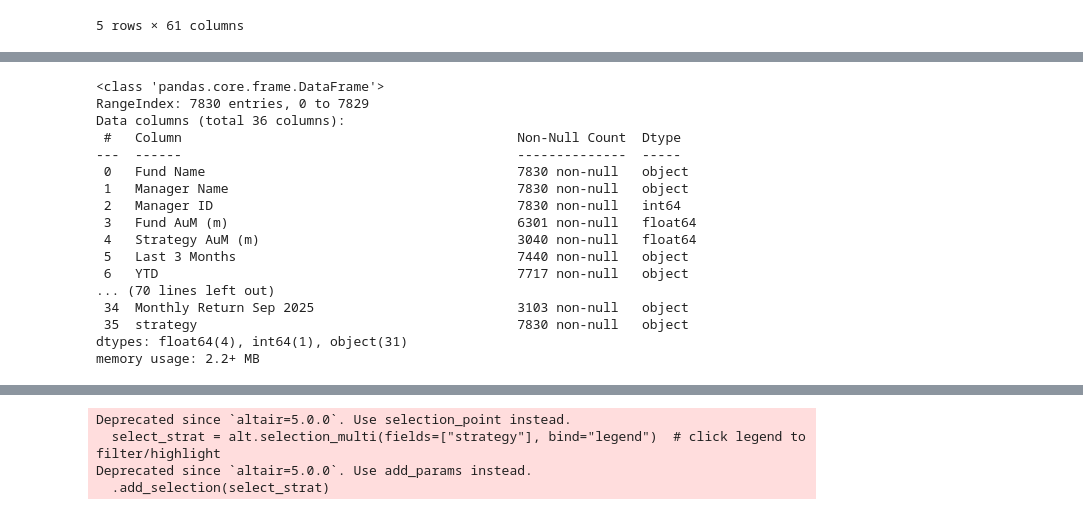
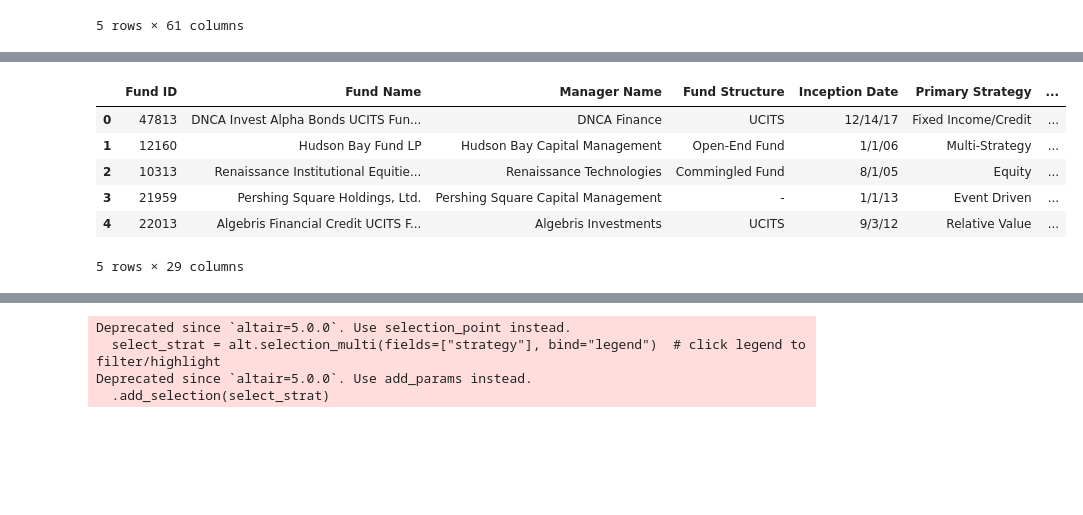
Before and after one commit to ThiagoFasolo/DS4200-Project, a Jupyter notebook: DS4200 Project Code.ipynb, the cells around one changed output, grey strips where cells are left out. Saved outputs shown, nothing was run; the diff lists cells and outputs as text; code cells hidden in the pictures; blank space fills up the shorter version.

Commit message:
Cleaned Data & CSV
The data has been cleaned from 7000 to ~2900 Funds. Saved it as a CSV

```diff
--- a/DS4200 Project Code.ipynb
+++ b/DS4200 Project Code.ipynb
@@ -30,3 +30,15 @@ profiles.head()
 | 3 | 21959 | Pershing Square Holdings, Ltd. | 19194.2 | 9/1/25 | 19194.2 | 9/1/25 | ... |
 | 4 | 22013 | Algebris Financial Credit UCITS F... | 18732.0 | 9/1/25 | 18732.0 | 9/1/25 | ... |
 5 rows × 61 columns
+# %%
+# 1) Columns to keep (paste exactly as in your DataFrame)
+returns_cols = [
+    'Fund ID','YTD','Annualized Returns (Since Inception)', 'Fund AuM (m)','Sharpe Ratio (Since Inception)','Sortino Ratio','Maximum Drawdown',
+    'Annualized Standard Deviation (Since Inception)','Monthly Return Sep 2024','Monthly Return Oct 2024','Monthly Return Nov 2024',
+    'Monthly Return Dec 2024','Monthly Return Jan 2025','Monthly Return Feb 2025','Monthly Return Mar 2025','Monthly Return May 2025',
+    'Monthly Return Jun 2025', 'Monthly Return Jul 2025','Monthly Return Aug 2025','Monthly Return Sep 2025','Total Return'
+]
+# Align with actual columns present (avoids KeyError if any missing)
+returns_keep_cols = [c for c in returns_cols if c in returns.columns]
+returns_clean= returns[returns_keep_cols].copy()
+returns_clean.info()
@@ -32,0 +63,10 @@ profiles.head()
+# %%
+# 1) Columns to keep (paste exactly as in your DataFrame)
+profile_cols = [
+    'Fund ID','Fund Name', 'Manager Name','Fund Aum (m)', 'Fund Structure',
+    'Inception Date', 'Primary Strategy', 'Secondary Strategy', 'City', 'Country']
+
+# Align with actual columns present (avoids KeyError if any missing)
+profile_keep_cols = [c for c in profile_cols if c in profiles.columns]
+profiles_clean= profiles[profile_keep_cols].copy()
+profiles_clean.info()
@@ -33,43 +90,11 @@ profiles.head()
 # %%
-df = pd.merge(returns, profiles, on="Fund ID", how="inner")
+df = pd.merge(profiles_clean, returns_clean,on="Fund ID", how="inner")
 df.head()
+# %% [output]
+|  | Fund ID | Fund Name | Manager Name | Fund Structure | Inception Date | Primary Strategy | ... |
+| 0 | 47813 | DNCA Invest Alpha Bonds UCITS Fun... | DNCA Finance | UCITS | 12/14/17 | Fixed Income/Credit | ... |
+| 1 | 12160 | Hudson Bay Fund LP | Hudson Bay Capital Management | Open-End Fund | 1/1/06 | Multi-Strategy | ... |
+| 2 | 10313 | Renaissance Institutional Equitie... | Renaissance Technologies | Commingled Fund | 8/1/05 | Equity | ... |
+| 3 | 21959 | Pershing Square Holdings, Ltd. | Pershing Square Capital Management | - | 1/1/13 | Event Driven | ... |
+| 4 | 22013 | Algebris Financial Credit UCITS F... | Algebris Investments | UCITS | 9/3/12 | Relative Value | ... |
+5 rows × 29 columns
-# %%
-# 1) Columns to keep (paste exactly as in your DataFrame)
-keep_cols = [
-    'Fund Name','Manager Name','Manager ID','Fund AuM (m)',
-    'Strategy AuM (m)','Last 3 Months',
-    'YTD','Annualized Returns (Since Inception)','2024 Return','2023 Return','2022 Return',
-    'Total Return','Positive Months','First Month Reporting Date','3 Year Returns','5 Year Returns',
-    'Sharpe Ratio (Since Inception)','Sortino Ratio','Annualized Standard Deviation (Since Inception)',
-    'Annualized Upside Deviation (Since Inception)','Annualized Downside Deviation (Since Inception)',
-    'Maximum Drawdown','Monthly Return Sep 2024','Monthly Return Oct 2024','Monthly Return Nov 2024',
-    'Monthly Return Dec 2024','Monthly Return Jan 2025','Monthly Return Feb 2025',
-    'Monthly Return Mar 2025','Monthly Return Apr 2025','Monthly Return May 2025',
-    'Monthly Return Jun 2025','Monthly Return Jul 2025','Monthly Return Aug 2025',
-    'Monthly Return Sep 2025', 'strategy'
-]
-
-# Align with actual columns present (avoids KeyError if any missing)
-present_keep_cols = [c for c in keep_cols if c in df.columns]
-df = df[present_keep_cols].copy()
-df.info()
-df.dropna()
-df.info()
-# %% [output]
-<class 'pandas.core.frame.DataFrame'>
-RangeIndex: 7830 entries, 0 to 7829
-Data columns (total 36 columns):
- #   Column                                           Non-Null Count  Dtype
----  ------                                           --------------  -----
- 0   Fund Name                                        7830 non-null   object
- 1   Manager Name                                     7830 non-null   object
- 2   Manager ID                                       7830 non-null   int64
- 3   Fund AuM (m)                                     6301 non-null   float64
- 4   Strategy AuM (m)                                 3040 non-null   float64
- 5   Last 3 Months                                    7440 non-null   object
- 6   YTD                                              7717 non-null   object
-... (70 lines left out)
- 34  Monthly Return Sep 2025                          3103 non-null   object
- 35  strategy                                         7830 non-null   object
-dtypes: float64(4), int64(1), object(31)
-memory usage: 2.2+ MB
```
Also changed, not shown: parts of 6 cells of this notebook, 1 other file.
